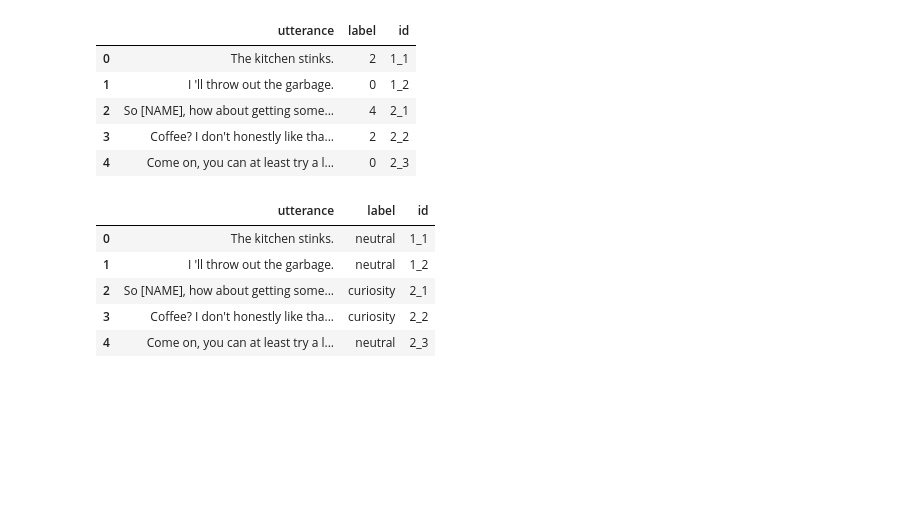
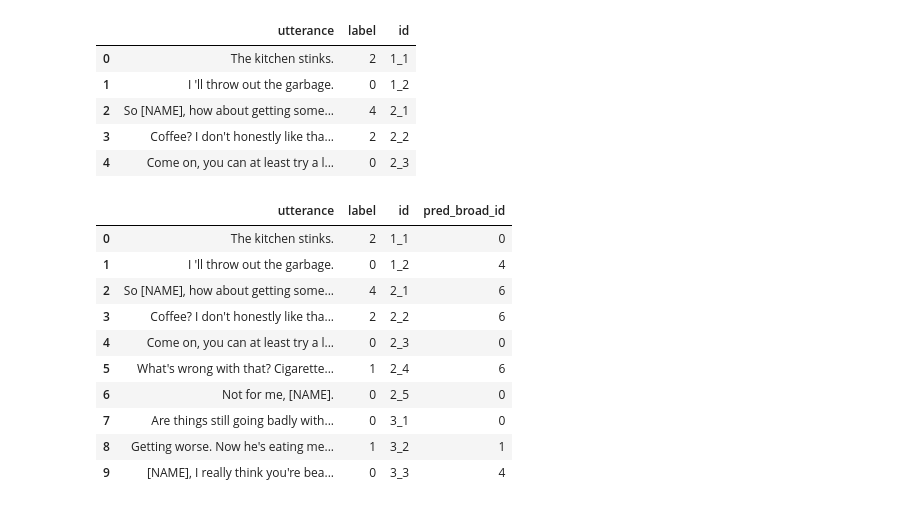
Before and after one commit to evelynyou/w266_project, a Jupyter notebook: exploration_empathy_pairing.ipynb, the cells around one changed output. Drawn from its saved outputs; the diff is of its cells as text; code cells hidden in the pictures; blank space fills up the shorter version.

Commit message:
goemotions prediction accuracy on DD Dataset

```diff
--- a/exploration_empathy_pairing.ipynb
+++ b/exploration_empathy_pairing.ipynb
@@ -39,5 +40,6 @@ other
 ## Use for converting emotion_labels to int
 emotion_codes = ("neutral", "anger", "disgust", "fear", "joy", "sadness", "surprise")
 emotion_codes = pd.DataFrame(emotion_codes)
+emotion_codes.columns = ["broad_emo"]
 emotion_codes
 # %% [output]
@@ -121,0 +177,14 @@ pprint.pprint(emotions_group)
+# %%
+sentiment = list()
+sentiment_id = list()
+sentiment_codes = {"neutral":0, "negative":1, "ambiguous":2, "positive":3}
+
+for x in emotions["fine_emo"]:
+    for y in sentiment_map:
+        if x in sentiment_map[y]:
+            sentiment.append(y)
+            sentiment_id.append(sentiment_codes[y])
+
+emotions["sentiment"] = sentiment
+emotions["sentiment_id"] = sentiment_id
+emotions
@@ -124,7 +216,7 @@ pprint.pprint(emotions_group)
 # %%
 data_folder='processed'
-file_name='dd_for_goemotions.tsv.label_predictions.tsv'
-dd_labels = pd.read_csv(os.path.join(data_dir, data_folder, file_name), sep='\t')
-print(ed_labels.shape)
-dd_labels.head()
+file_name='dd_for_goemotions.tsv.predictions.tsv'
+dd_pred_val = pd.read_csv(os.path.join(data_dir, data_folder, file_name), sep='\t')
+print(dd_pred_val.shape)
+dd_pred_val.head()
 # %% [output]
@@ -137,0 +231,18 @@ dd_labels.head()
+# %%
+dd_pred_broad = pd.DataFrame(dd_pred_val.index.tolist())
+
+## Get the probabilities corresponding to the broader emotion categories
+for x in range(len(emotion_codes)):
+
+    dd_pred_broad[x] = 0
+
+    for y in emotion_codes["fine_emo"][x]:
+        dd_pred_broad[x] = dd_pred_broad[x] + dd_pred_val[y]
+
+## Validate sum
+print("All sum to 1:", len(dd_pred_broad.sum(axis=1)==1))
+
+## Predicted Label
+dd_pred_broad["highest"] = dd_pred_broad.idxmax(axis=1)
+
+dd_pred_broad
@@ -150,12 +279,17 @@ dd_data.head()
 | 3 | Coffee? I don't honestly like tha... | 2 | 2_2 |
 | 4 | Come on, you can at least try a l... | 0 | 2_3 |
 # %%
-dd_data.label = dd_labels.emotion_1
-dd_data.head()
+dd_data["pred_broad_id"] = dd_pred_broad["highest"]
+dd_data.head(10)
 # %% [output]
-|  | utterance | label | id |
-| 0 | The kitchen stinks. | neutral | 1_1 |
-| 1 | I 'll throw out the garbage. | neutral | 1_2 |
-| 2 | So [NAME], how about getting some... | curiosity | 2_1 |
-| 3 | Coffee? I don't honestly like tha... | curiosity | 2_2 |
-| 4 | Come on, you can at least try a l... | neutral | 2_3 |
+|  | utterance | label | id | pred_broad_id |
+| 0 | The kitchen stinks. | 2 | 1_1 | 0 |
+| 1 | I 'll throw out the garbage. | 0 | 1_2 | 4 |
+| 2 | So [NAME], how about getting some... | 4 | 2_1 | 6 |
+| 3 | Coffee? I don't honestly like tha... | 2 | 2_2 | 6 |
+| 4 | Come on, you can at least try a l... | 0 | 2_3 | 0 |
+| 5 | What's wrong with that? Cigarette... | 1 | 2_4 | 6 |
+| 6 | Not for me, [NAME]. | 0 | 2_5 | 0 |
+| 7 | Are things still going badly with... | 0 | 3_1 | 0 |
+| 8 | Getting worse. Now he's eating me... | 1 | 3_2 | 1 |
+| 9 | [NAME], I really think you're bea... | 0 | 3_3 | 4 |
```
Also changed, not shown: parts of 28 cells of this notebook, 6 other files.
